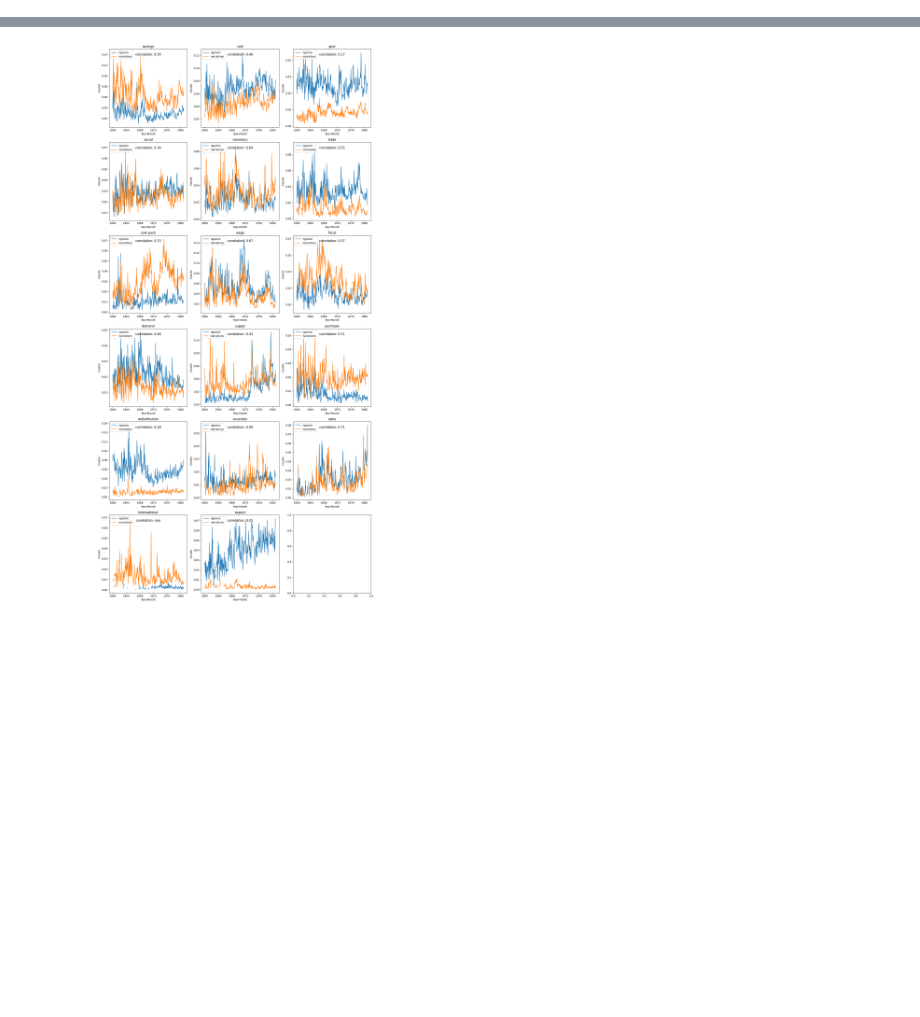
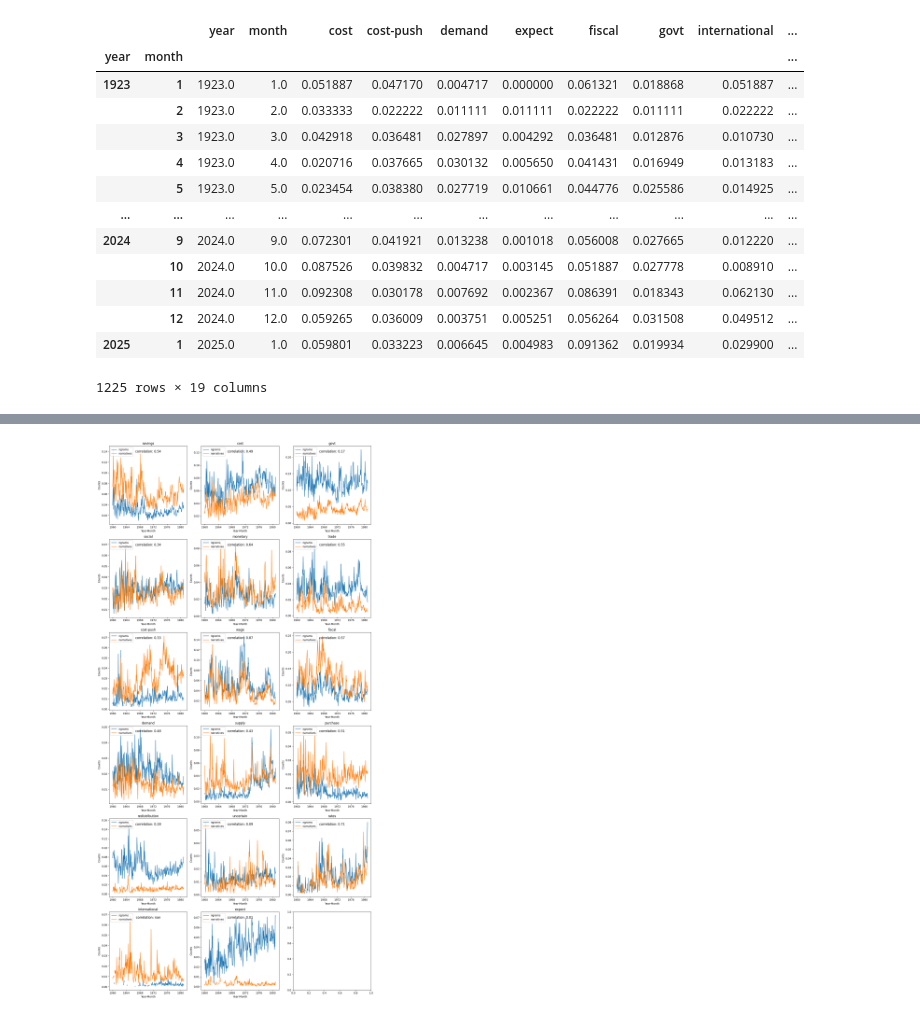
Before and after one commit to heddayam/causal-micro-narratives, a Jupyter notebook: src/evaluation_and_analysis/compare_narratives_with_ngrams.ipynb, the cells around one changed output, grey strips where cells are left out. Cells and saved outputs as stored; diff of their text form; code cells hidden in the pictures; blank space fills up the shorter version.

```diff
--- a/src/scrap/compare_narratives_with_ngrams.ipynb
+++ b/src/evaluation_and_analysis/compare_narratives_with_ngrams.ipynb
@@ -33,3 +33,26 @@ effects_of_inflation_ngrams = {
     "social": ["impact", "political", "social"],
     "govt": ["government", "spending", "budget"]
 }
+# %%
+full_data_path = "/data/mourad/narratives/regression_data/all_news_data_llama_preds_for_qz.csv"
+narr_df = pd.read_csv(full_data_path, usecols=['year', 'month', 'text']+list(causes_of_inflation_ngrams.keys())+list(effects_of_inflation_ngrams.keys()))
+text_df = narr_df[['year', 'month', 'text']]
+narr_df = narr_df.drop(columns=['text'])
+# get proportion of narratives in each time period
+narr_df = narr_df.groupby(['year', 'month']).apply(lambda x: x.sum()/len(x)) #.reset_index()
+narr_df
+# %% [output]
+|  |  | year | month | cost | cost-push | demand | expect | fiscal | govt | international | ... |
+| year | month |  |  |  |  |  |  |  |  |  | ... |
+| 1923 | 1 | 1923.0 | 1.0 | 0.051887 | 0.047170 | 0.004717 | 0.000000 | 0.061321 | 0.018868 | 0.051887 | ... |
+|  | 2 | 1923.0 | 2.0 | 0.033333 | 0.022222 | 0.011111 | 0.011111 | 0.022222 | 0.011111 | 0.022222 | ... |
+|  | 3 | 1923.0 | 3.0 | 0.042918 | 0.036481 | 0.027897 | 0.004292 | 0.036481 | 0.012876 | 0.010730 | ... |
+|  | 4 | 1923.0 | 4.0 | 0.020716 | 0.037665 | 0.030132 | 0.005650 | 0.041431 | 0.016949 | 0.013183 | ... |
+|  | 5 | 1923.0 | 5.0 | 0.023454 | 0.038380 | 0.027719 | 0.010661 | 0.044776 | 0.025586 | 0.014925 | ... |
+| ... | ... | ... | ... | ... | ... | ... | ... | ... | ... | ... | ... |
+| 2024 | 9 | 2024.0 | 9.0 | 0.072301 | 0.041921 | 0.013238 | 0.001018 | 0.056008 | 0.027665 | 0.012220 | ... |
+|  | 10 | 2024.0 | 10.0 | 0.087526 | 0.039832 | 0.004717 | 0.003145 | 0.051887 | 0.027778 | 0.008910 | ... |
+|  | 11 | 2024.0 | 11.0 | 0.092308 | 0.030178 | 0.007692 | 0.002367 | 0.086391 | 0.018343 | 0.062130 | ... |
+|  | 12 | 2024.0 | 12.0 | 0.059265 | 0.036009 | 0.003751 | 0.005251 | 0.056264 | 0.031508 | 0.049512 | ... |
+| 2025 | 1 | 2025.0 | 1.0 | 0.059801 | 0.033223 | 0.006645 | 0.004983 | 0.091362 | 0.019934 | 0.029900 | ... |
+1225 rows × 19 columns
```
Also changed, not shown: parts of 16 cells of this notebook, 20 other files.
